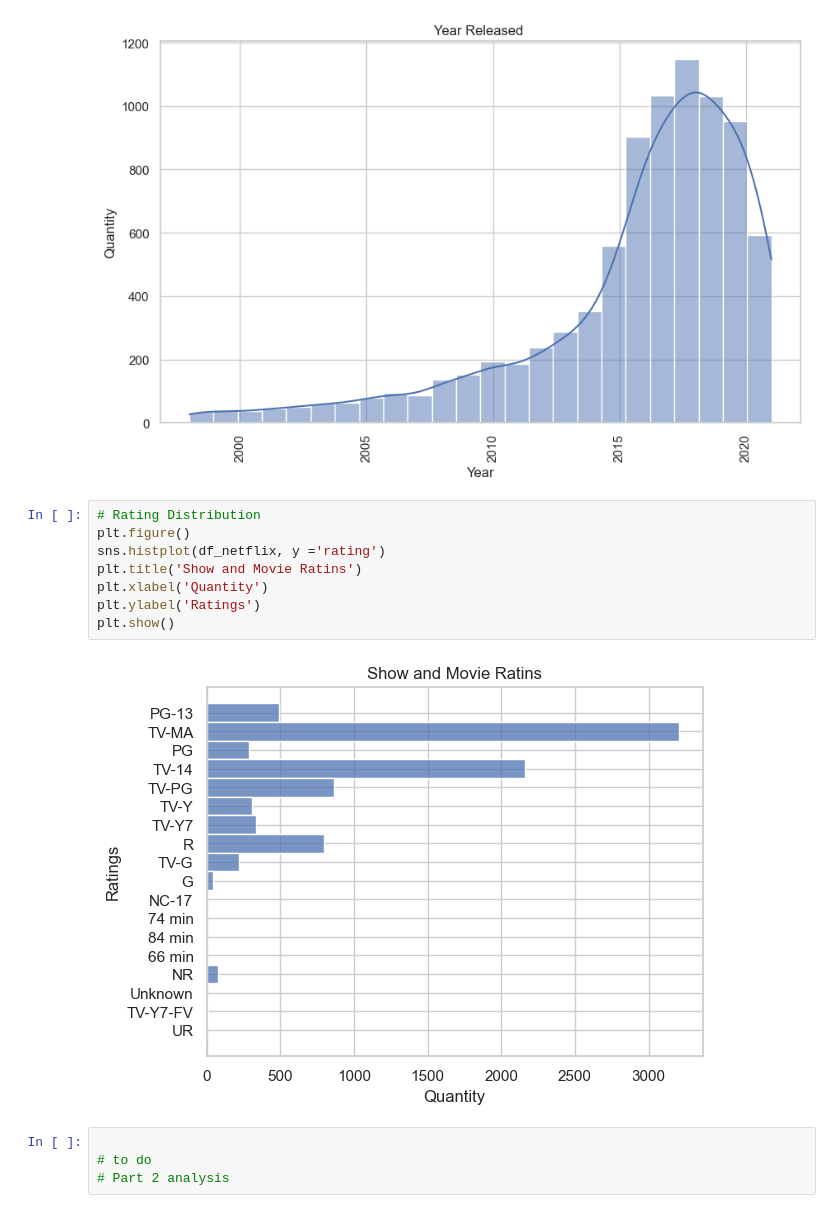
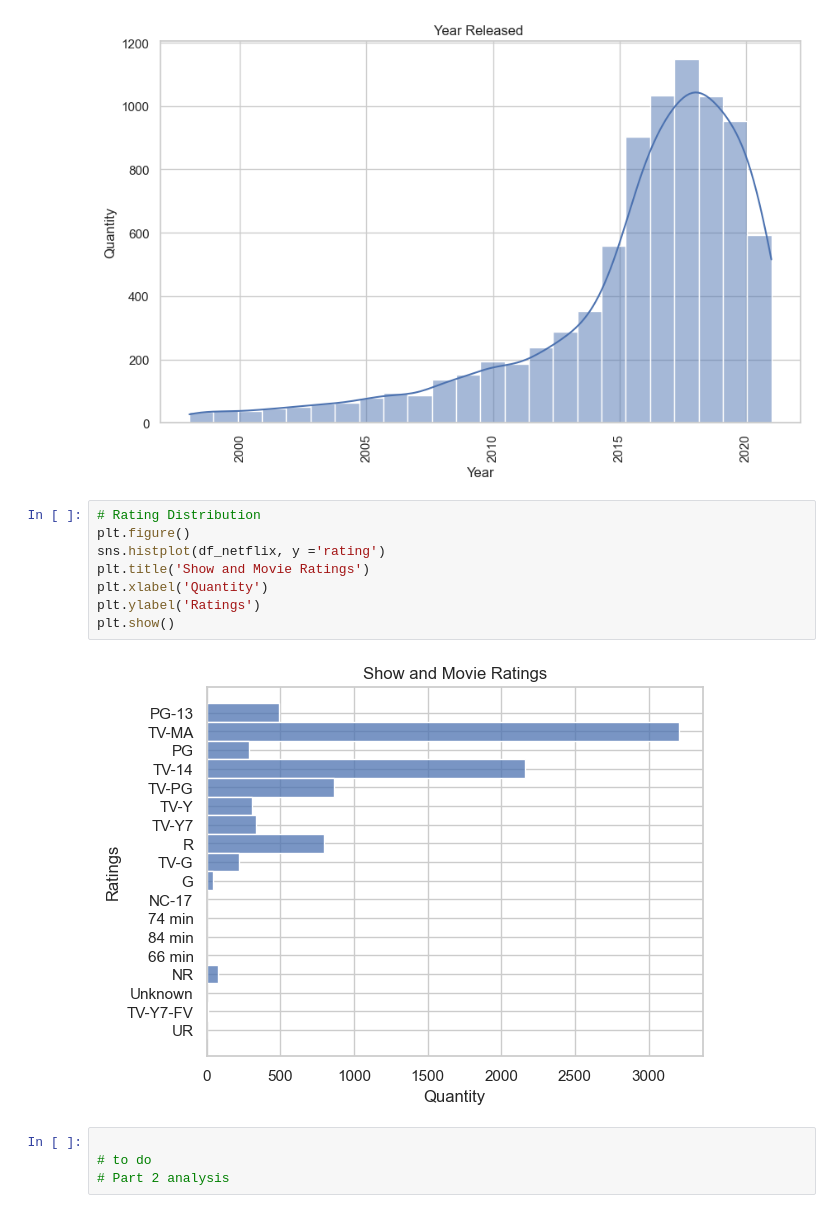
Before and after one commit to siqic4747/CSE474-574_Assignment_2, a Jupyter notebook: mthamilv_scheng42_assignment2_checkpoint.ipynb, the cells around one changed output. Drawn from its saved outputs; the diff is of its cells as text.

```diff
--- a/mthamilv_scheng42_assignment2_checkpoint.ipynb
+++ b/mthamilv_scheng42_assignment2_checkpoint.ipynb
@@ -497,13 +497,13 @@ plt.show()
 # %%
 # Rating Distribution
 plt.figure()
 sns.histplot(df_netflix, y ='rating')
-plt.title('Show and Movie Ratins')
+plt.title('Show and Movie Ratings')
 plt.xlabel('Quantity')
 plt.ylabel('Ratings')
 plt.show()
 # %% [output]
-[figure, old version]
+[figure, new version]
 # %%
 
 # to do
```
Also changed, not shown: parts of 1 cell of this notebook, 1 other file.
